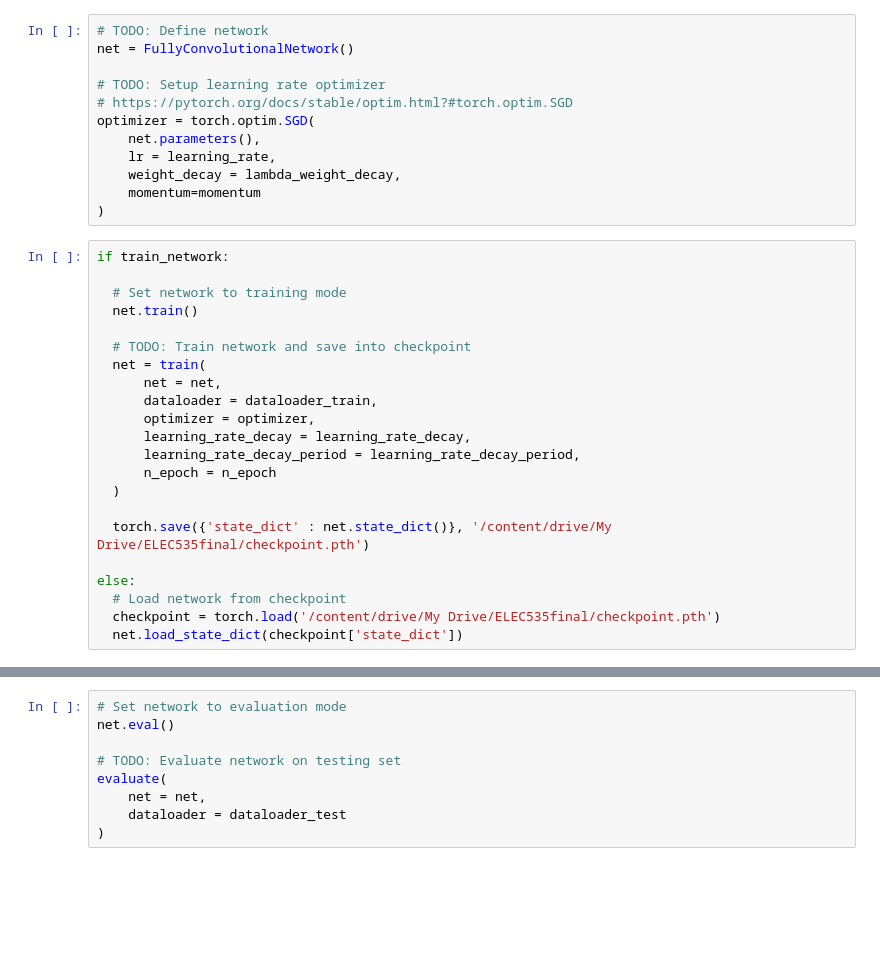
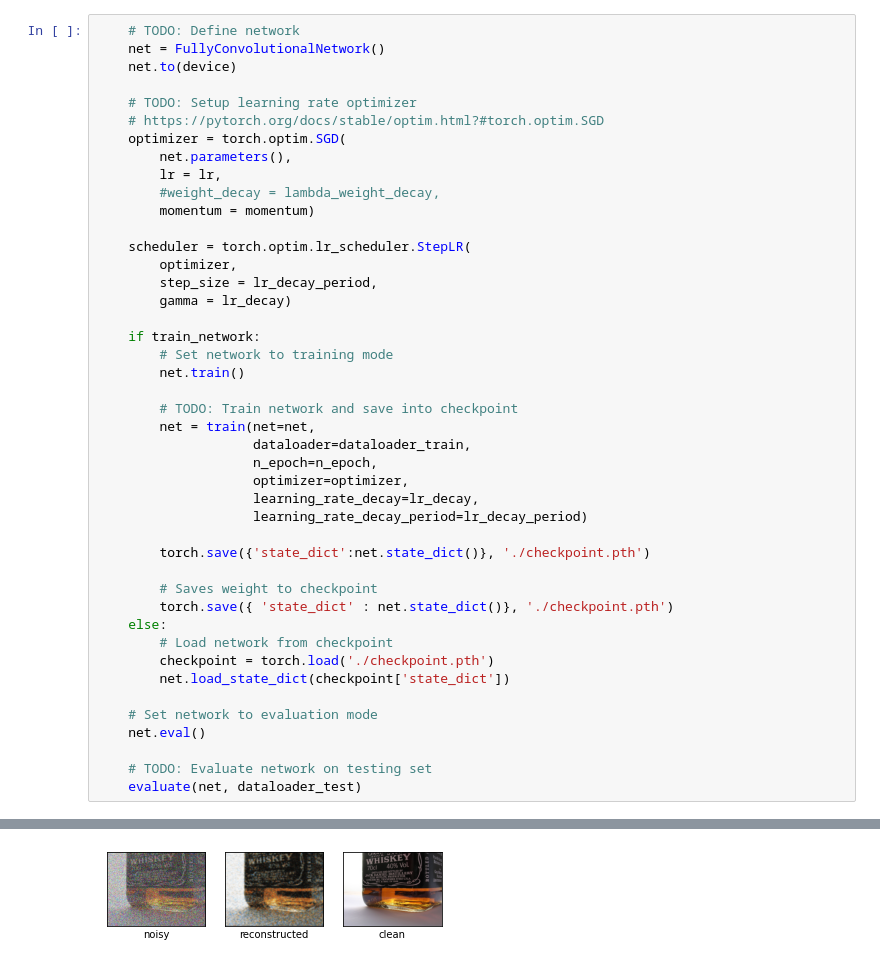
Before and after one commit to tescala2/image-denoising, a Jupyter notebook: Final Project.ipynb, the cells around one changed output, grey strips where cells are left out. Saved outputs shown, nothing was run; the diff lists cells and outputs as text; blank space fills up the shorter version.

```diff
--- a/Final Project.ipynb
+++ b/Final Project.ipynb
@@ -474,35 +297,45 @@ Using downloaded and verified file: /content/gdrive/MyDrive/ELEC535final/VOCtrai
-# %%
-# TODO: Define network
-net = FullyConvolutionalNetwork()
-
-# TODO: Setup learning rate optimizer
-# https://pytorch.org/docs/stable/optim.html?#torch.optim.SGD
-optimizer = torch.optim.SGD(
-    net.parameters(),
-    lr = learning_rate,
-    weight_decay = lambda_weight_decay,
-    momentum=momentum
-)
 # %%
-if train_network:
+    # TODO: Define network
+    net = FullyConvolutionalNetwork()
+    net.to(device)
 
-  # Set network to training mode
-  net.train()
+    # TODO: Setup learning rate optimizer
+    # https://pytorch.org/docs/stable/optim.html?#torch.optim.SGD
+    optimizer = torch.optim.SGD(
+        net.parameters(),
+        lr = lr,
+        #weight_decay = lambda_weight_decay,
+        momentum = momentum)
 
-  # TODO: Train network and save into checkpoint
-  net = train(
-      net = net,
-      dataloader = dataloader_train,
-      optimizer = optimizer,
-      learning_rate_decay = learning_rate_decay,
-      learning_rate_decay_period = learning_rate_decay_period,
-      n_epoch = n_epoch
-  )
+    scheduler = torch.optim.lr_scheduler.StepLR(
+        optimizer,
+        step_size = lr_decay_period,
+        gamma = lr_decay)
 
-  torch.save({'state_dict' : net.state_dict()}, '/content/drive/My Drive/ELEC535final/checkpoint.pth')
+    if train_network:
+        # Set network to training mode
+        net.train()
 
-else:
-  # Load network from checkpoint
-  checkpoint = torch.load('/content/drive/My Drive/ELEC535final/checkpoint.pth')
-  net.load_state_dict(checkpoint['state_dict'])
+        # TODO: Train network and save into checkpoint
+        net = train(net=net,
+                    dataloader=dataloader_train,
+                    n_epoch=n_epoch,
+                    optimizer=optimizer,
+                    learning_rate_decay=lr_decay,
+                    learning_rate_decay_period=lr_decay_period)
+
+        torch.save({'state_dict':net.state_dict()}, './checkpoint.pth')
+
+        # Saves weight to checkpoint
+        torch.save({ 'state_dict' : net.state_dict()}, './checkpoint.pth')
+    else:
+        # Load network from checkpoint
+        checkpoint = torch.load('./checkpoint.pth')
+        net.load_state_dict(checkpoint['state_dict'])
+
+    # Set network to evaluation mode
+    net.eval()
+
+    # TODO: Evaluate network on testing set
+    evaluate(net, dataloader_test)
 # %% [output]
@@ -510,9 +349 @@ RuntimeError: ignored
+[figure, added]
-# %%
-# Set network to evaluation mode
-net.eval()
-
-# TODO: Evaluate network on testing set
-evaluate(
-    net = net,
-    dataloader = dataloader_test
-)
```
Also changed, not shown: parts of 15 cells of this notebook.
